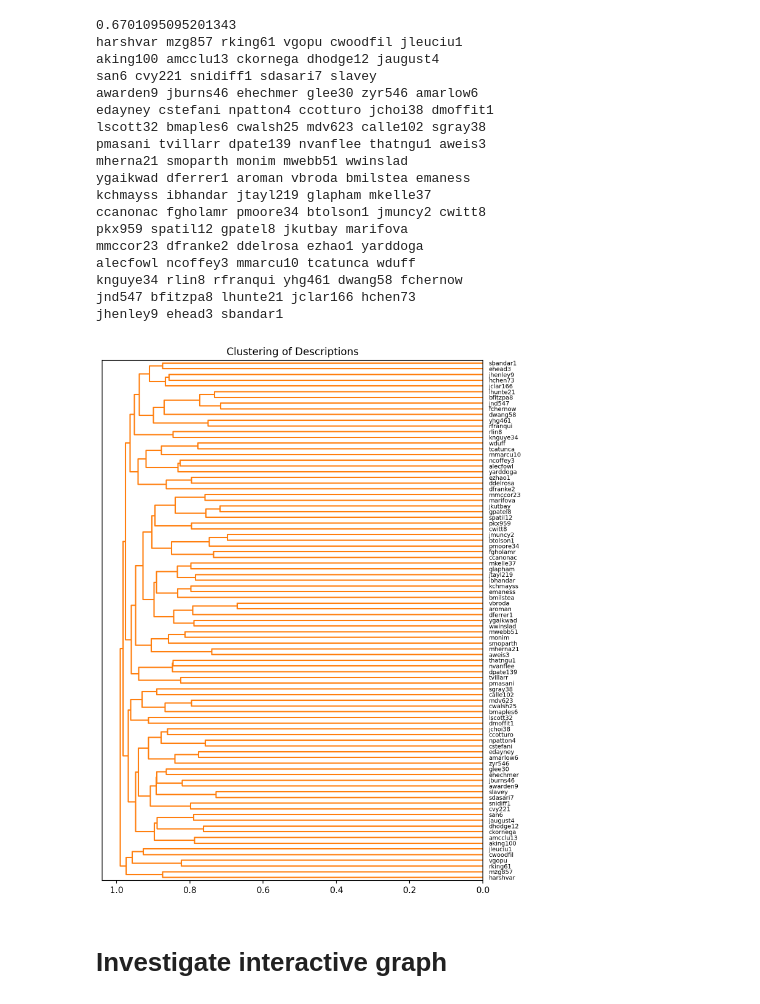
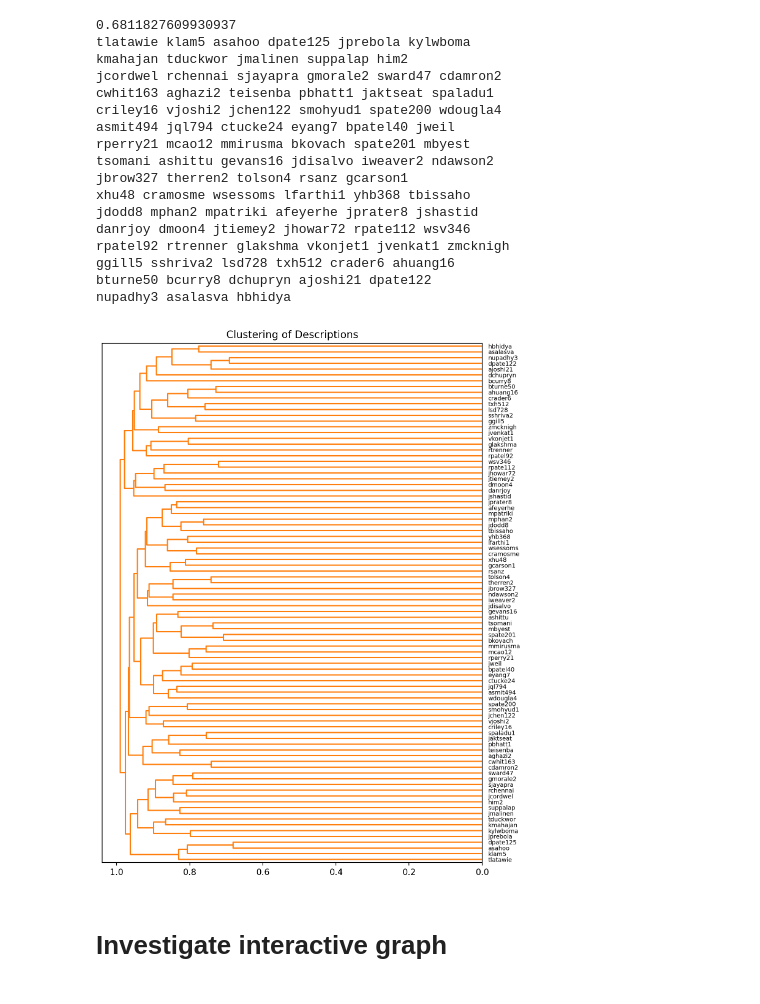
Before and after one commit to fdac25/students, a Jupyter notebook: TeamingAnalysis.ipynb, the cells around one changed output. Drawn from its saved outputs; the diff is of its cells as text; code cells hidden in the pictures.

```diff
--- a/TeamingAnalysis.ipynb
+++ b/TeamingAnalysis.ipynb
@@ -1,8 +3,9 @@
 # %%
 import IPython
 import os
-os.system("ls [a-z]*.md | grep -Ev 'audris' | sed 's/\.md$//'| sort -u >ids.txt")
-with open('ids.txt') as f:
+!git clone https://github.com/fdac25/students
+!cd students; ls [a-z]*.md | grep -Ev 'audris' | sed 's/.md$//'| sort -u > ids.txt
+with open('students/ids.txt') as f:
     files = [ x.strip('\n') for x in f.readlines() ]
 print (files)
 
@@ -16,20 +25,20 @@ import pandas as pd
 from collections import Counter
 from sklearn.feature_extraction.text import TfidfVectorizer
 documents = []
-
+i=0
 text = ""
 for f in files:
-  a = open (f+".md")
+  a = open ("students/"+f+".md")
   line = a.read().lower()
-  if ('ghid:' not in line) and ('hfid' not in line):
-    documents .append(line)
-    text = text + " " + line
+  documents .append(line)
+  i+=1
+  text = text + " " + line
 
 #Do tf.idf magic
 tfidf = TfidfVectorizer().fit_transform(documents)
 # no need to normalize, since Vectorizer will return normalized tf-idf
 # we may want to see these, e.g., analyze in R
-pd .DataFrame.from_records(tfidf.A).to_csv('tfidf.csv')
+pd .DataFrame.from_records(tfidf.toarray()).to_csv('students/tfidf.csv')
 # %%
 # Lets see the similarity matrix
 # first create labels
@@ -72,8 +81,7 @@ import random
 %matplotlib inline
 
 # Calculate cosine distance (clustering needs distance, not similarity)
-#dist ij = dist2 [i*(n-1)+j] and i < j
-dist1 = pdist(tfidf.A, 'cosine')
+dist1 = pdist(tfidf.toarray(), 'cosine')
 minVal = min(dist1)
 print(minVal)
 d1 = len(files)-1
@@ -86,54 +94,53 @@ for i in range(0,d1):
     else:
         continue
     break
 
 
 
 # Do clustering
 linkage_matrix = linkage (dist1, method='complete')
 #print(linkage_matrix)
 
 # Plot results
 fig = plt.figure(1, figsize=(8, 11),dpi=200)
 plt.clf()
 ddata = dendrogram(linkage_matrix,
                color_threshold=1,
                p=97,
                labels=flab,
                truncate_mode='none',
                orientation='left',
                 show_leaf_counts=True,leaf_font_size =7
                )
 j = 0
-while j < 91:
+while j < 90:
   for i in range (1,random.randint(6,7)):
     sys.stdout.write(flab[ddata['leaves'][j]]+' ')
     j+=1
-    if (j>=91): break
+    if (j>=90): break
   sys.stdout.write('\n')
 
 plt.title("Clustering of Descriptions")
 fig.savefig("teaming.png")
 # %% [output]
-0.6701095095201343
-harshvar mzg857 rking61 vgopu cwoodfil jleuciu1
-aking100 amcclu13 ckornega dhodge12 jaugust4
-san6 cvy221 snidiff1 sdasari7 slavey
-awarden9 jburns46 ehechmer glee30 zyr546 amarlow6
-edayney cstefani npatton4 ccotturo jchoi38 dmoffit1
-lscott32 bmaples6 cwalsh25 mdv623 calle102 sgray38
-pmasani tvillarr dpate139 nvanflee thatngu1 aweis3
-mherna21 smoparth monim mwebb51 wwinslad
-ygaikwad dferrer1 aroman vbroda bmilstea emaness
-kchmayss ibhandar jtayl219 glapham mkelle37
-ccanonac fgholamr pmoore34 btolson1 jmuncy2 cwitt8
-pkx959 spatil12 gpatel8 jkutbay marifova
-mmccor23 dfranke2 ddelrosa ezhao1 yarddoga
-alecfowl ncoffey3 mmarcu10 tcatunca wduff
-knguye34 rlin8 rfranqui yhg461 dwang58 fchernow
-jnd547 bfitzpa8 lhunte21 jclar166 hchen73
-jhenley9 ehead3 sbandar1
+0.6811827609930937
+tlatawie klam5 asahoo dpate125 jprebola kylwboma
+kmahajan tduckwor jmalinen suppalap him2
+jcordwel rchennai sjayapra gmorale2 sward47 cdamron2
+cwhit163 aghazi2 teisenba pbhatt1 jaktseat spaladu1
+criley16 vjoshi2 jchen122 smohyud1 spate200 wdougla4
+asmit494 jql794 ctucke24 eyang7 bpatel40 jweil
+rperry21 mcao12 mmirusma bkovach spate201 mbyest
+tsomani ashittu gevans16 jdisalvo iweaver2 ndawson2
+jbrow327 therren2 tolson4 rsanz gcarson1
+xhu48 cramosme wsessoms lfarthi1 yhb368 tbissaho
+jdodd8 mphan2 mpatriki afeyerhe jprater8 jshastid
+danrjoy dmoon4 jtiemey2 jhowar72 rpate112 wsv346
+rpatel92 rtrenner glakshma vkonjet1 jvenkat1 zmcknigh
+ggill5 sshriva2 lsd728 txh512 crader6 ahuang16
+bturne50 bcurry8 dchupryn ajoshi21 dpate122
+nupadhy3 asalasva hbhidya
-[figure, old version]
+[figure, new version]
 # %% [markdown]
 # Investigate interactive graph
 # %%
```
Also changed, not shown: parts of 7 cells of this notebook.
